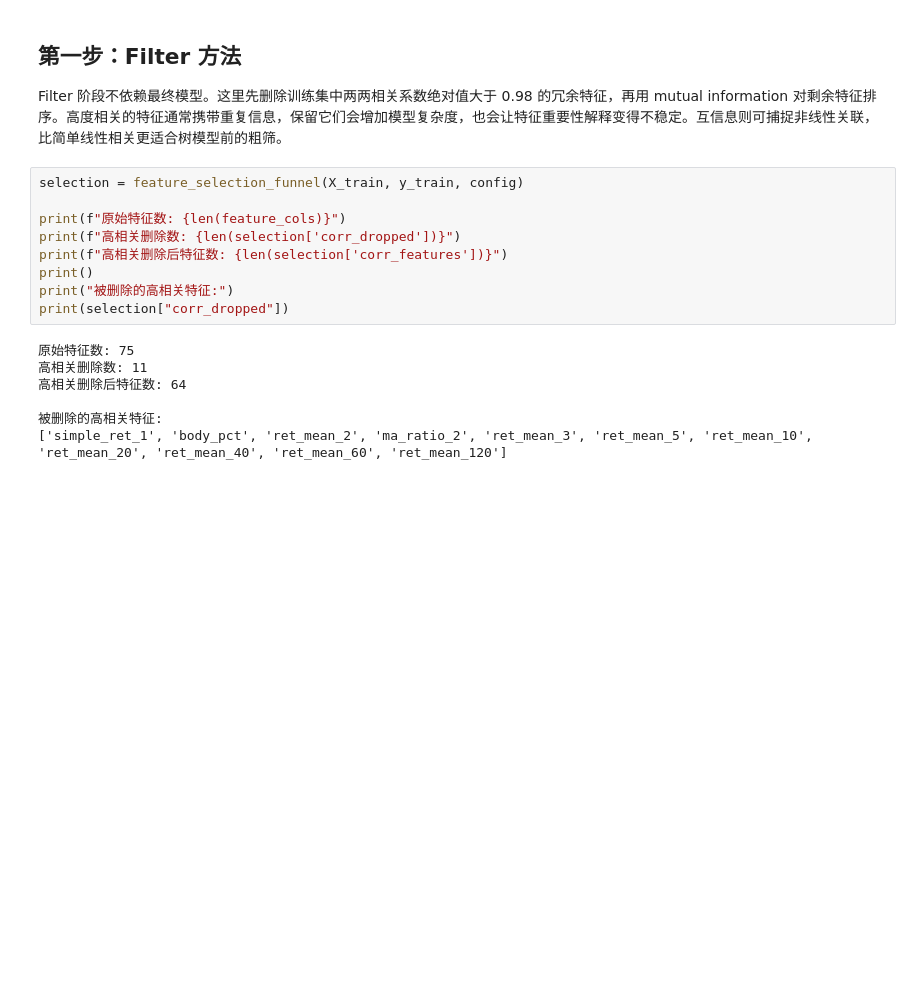
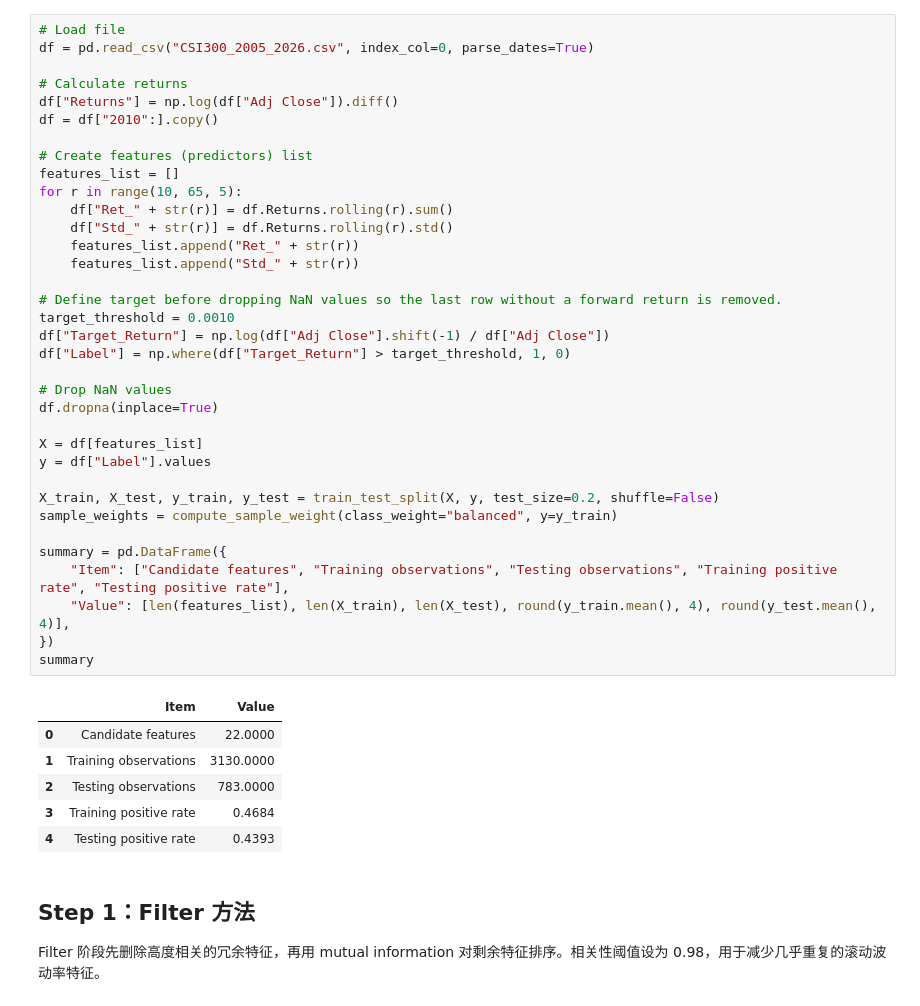
Before and after one commit to xption/CQFLearning, a Jupyter notebook: Exam3/Answer2.ipynb, the cells around one changed output. Saved outputs shown, nothing was run; the diff lists cells and outputs as text; blank space fills up the shorter version.

```diff
--- a/Exam3/Answer2.ipynb
+++ b/Exam3/Answer2.ipynb
@@ -107,20 +27,46 @@ feature_groups
+# %%
+# Load file
+df = pd.read_csv("CSI300_2005_2026.csv", index_col=0, parse_dates=True)
+
+# Calculate returns
+df["Returns"] = np.log(df["Adj Close"]).diff()
+df = df["2010":].copy()
+
+# Create features (predictors) list
+features_list = []
+for r in range(10, 65, 5):
+    df["Ret_" + str(r)] = df.Returns.rolling(r).sum()
+    df["Std_" + str(r)] = df.Returns.rolling(r).std()
+    features_list.append("Ret_" + str(r))
+    features_list.append("Std_" + str(r))
+
+# Define target before dropping NaN values so the last row without a forward return is removed.
+target_threshold = 0.0010
+df["Target_Return"] = np.log(df["Adj Close"].shift(-1) / df["Adj Close"])
+df["Label"] = np.where(df["Target_Return"] > target_threshold, 1, 0)
+
+# Drop NaN values
+df.dropna(inplace=True)
+
+X = df[features_list]
+y = df["Label"].values
+
+X_train, X_test, y_train, y_test = train_test_split(X, y, test_size=0.2, shuffle=False)
+sample_weights = compute_sample_weight(class_weight="balanced", y=y_train)
+
+summary = pd.DataFrame({
+    "Item": ["Candidate features", "Training observations", "Testing observations", "Training positive rate", "Testing positive rate"],
+    "Value": [len(features_list), len(X_train), len(X_test), round(y_train.mean(), 4), round(y_test.mean(), 4)],
+})
+summary
+# %% [output]
+|  | Item | Value |
+| 0 | Candidate features | 22.0000 |
+| 1 | Training observations | 3130.0000 |
+| 2 | Testing observations | 783.0000 |
+| 3 | Training positive rate | 0.4684 |
+| 4 | Testing positive rate | 0.4393 |
 # %% [markdown]
-## 第一步：Filter 方法
+## Step 1：Filter 方法
 
-Filter 阶段不依赖最终模型。这里先删除训练集中两两相关系数绝对值大于 0.98 的冗余特征，再用 mutual information 对剩余特征排序。高度相关的特征通常携带重复信息，保留它们会增加模型复杂度，也会让特征重要性解释变得不稳定。互信息则可捕捉非线性关联，比简单线性相关更适合树模型前的粗筛。
+Filter 阶段先删除高度相关的冗余特征，再用 mutual information 对剩余特征排序。相关性阈值设为 0.98，用于减少几乎重复的滚动波动率特征。
-# %%
-selection = feature_selection_funnel(X_train, y_train, config)
-
-print(f"原始特征数: {len(feature_cols)}")
-print(f"高相关删除数: {len(selection['corr_dropped'])}")
-print(f"高相关删除后特征数: {len(selection['corr_features'])}")
-print()
-print("被删除的高相关特征:")
-print(selection["corr_dropped"])
-# %% [output]
-原始特征数: 75
-高相关删除数: 11
-高相关删除后特征数: 64
-
-被删除的高相关特征:
-['simple_ret_1', 'body_pct', 'ret_mean_2', 'ma_ratio_2', 'ret_mean_3', 'ret_mean_5', 'ret_mean_10', 'ret_mean_20', 'ret_mean_40', 'ret_mean_60', 'ret_mean_120']
```
Also changed, not shown: parts of 25 cells of this notebook, 3 other files.
